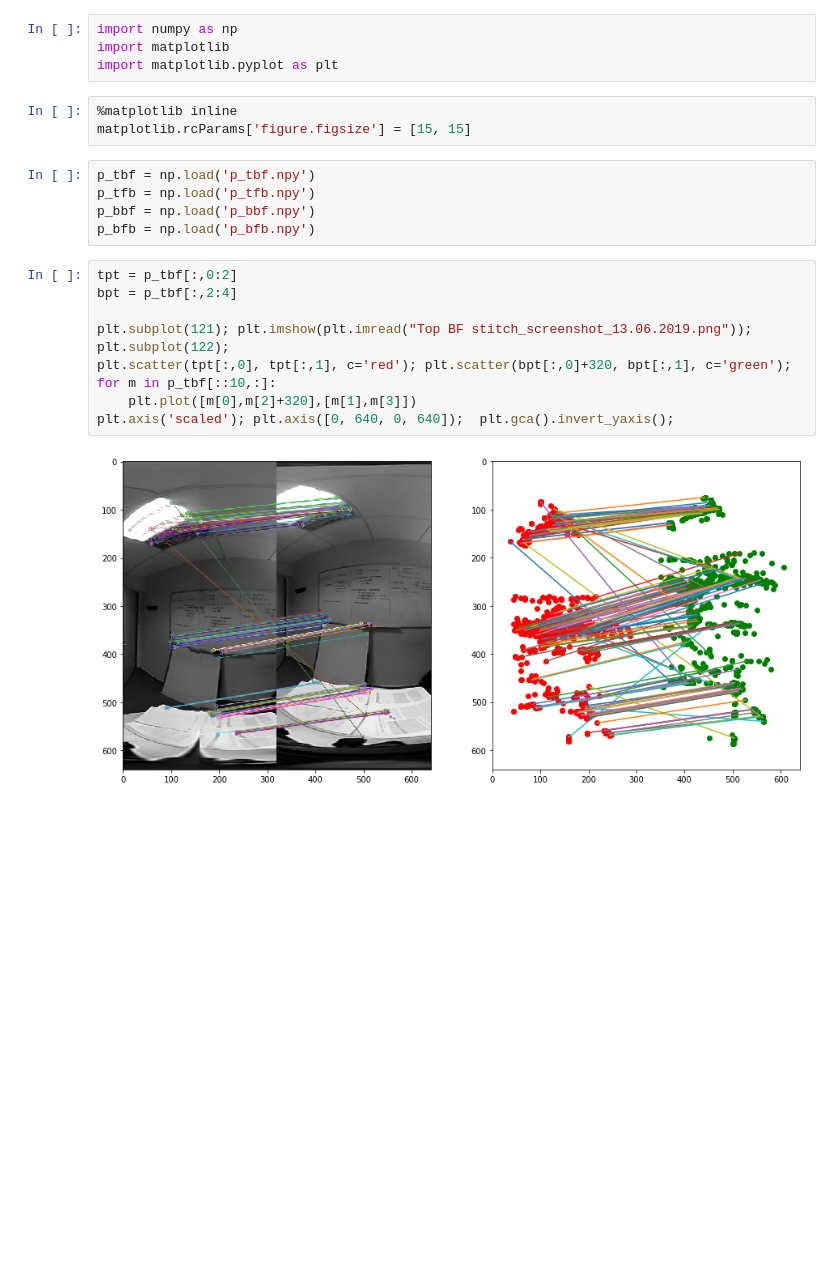
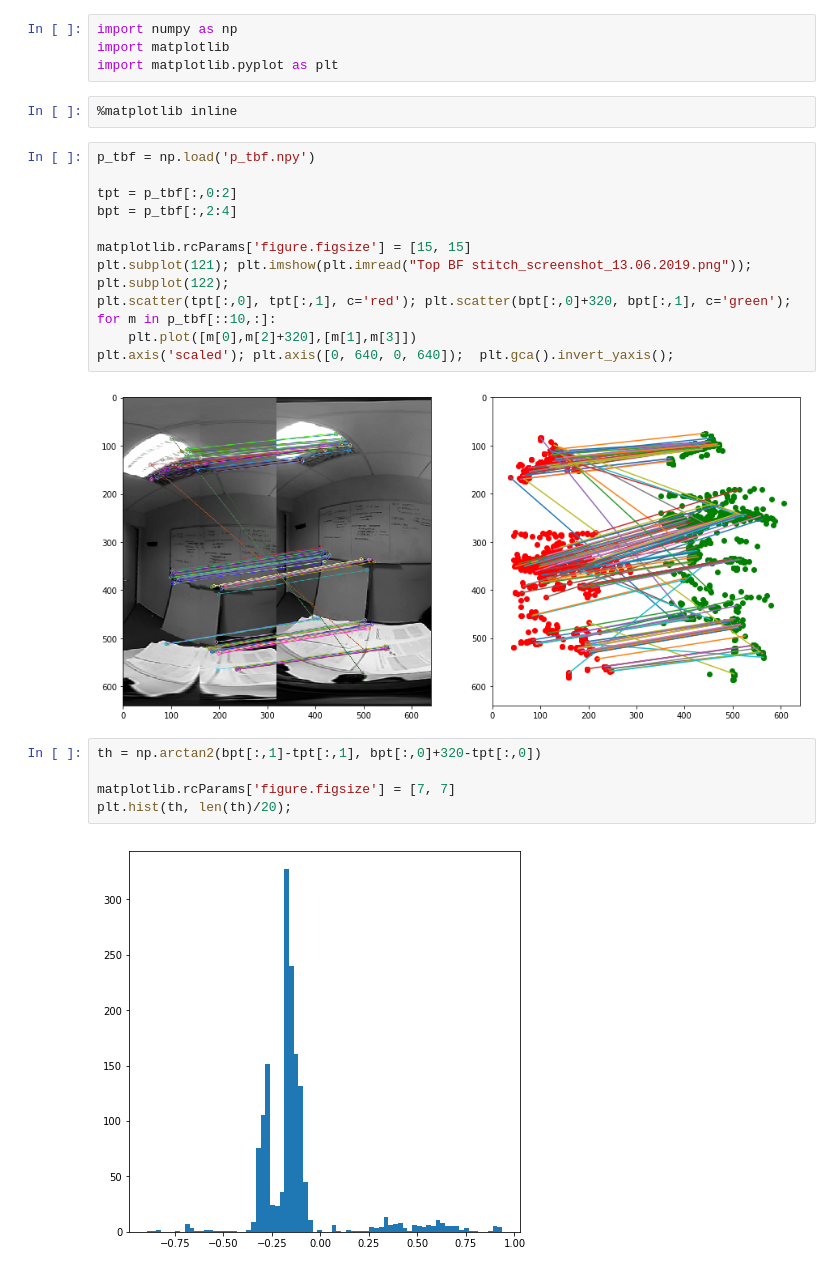
Before and after one commit to RobInLabUJI/ricoh_camera, a Jupyter notebook: notebooks/stereo/Feature Matching.ipynb, the cells around one changed output. Cells and saved outputs as stored; diff of their text form; blank space fills up the shorter version.

```diff
--- a/notebooks/stereo/Feature Matching.ipynb
+++ b/notebooks/stereo/Feature Matching.ipynb
@@ -4,16 +4,13 @@ import matplotlib
 import matplotlib.pyplot as plt
 # %%
 %matplotlib inline
-matplotlib.rcParams['figure.figsize'] = [15, 15]
-# %%
-p_tbf = np.load('p_tbf.npy')
-p_tfb = np.load('p_tfb.npy')
-p_bbf = np.load('p_bbf.npy')
-p_bfb = np.load('p_bfb.npy')
 # %%
+p_tbf = np.load('p_tbf.npy')
+
 tpt = p_tbf[:,0:2]
 bpt = p_tbf[:,2:4]
 
+matplotlib.rcParams['figure.figsize'] = [15, 15]
 plt.subplot(121); plt.imshow(plt.imread("Top BF stitch_screenshot_13.06.2019.png"));
 plt.subplot(122);
 plt.scatter(tpt[:,0], tpt[:,1], c='red'); plt.scatter(bpt[:,0]+320, bpt[:,1], c='green');
@@ -22,3 +19,10 @@ for m in p_tbf[::10,:]:
 plt.axis('scaled'); plt.axis([0, 640, 0, 640]);  plt.gca().invert_yaxis();
 # %% [output]
 [figure]
+# %%
+th = np.arctan2(bpt[:,1]-tpt[:,1], bpt[:,0]+320-tpt[:,0])
+
+matplotlib.rcParams['figure.figsize'] = [7, 7]
+plt.hist(th, len(th)/20);
+# %% [output]
+[figure, added]
```
Also changed, not shown: parts of 10 cells of this notebook, 4 other files.
